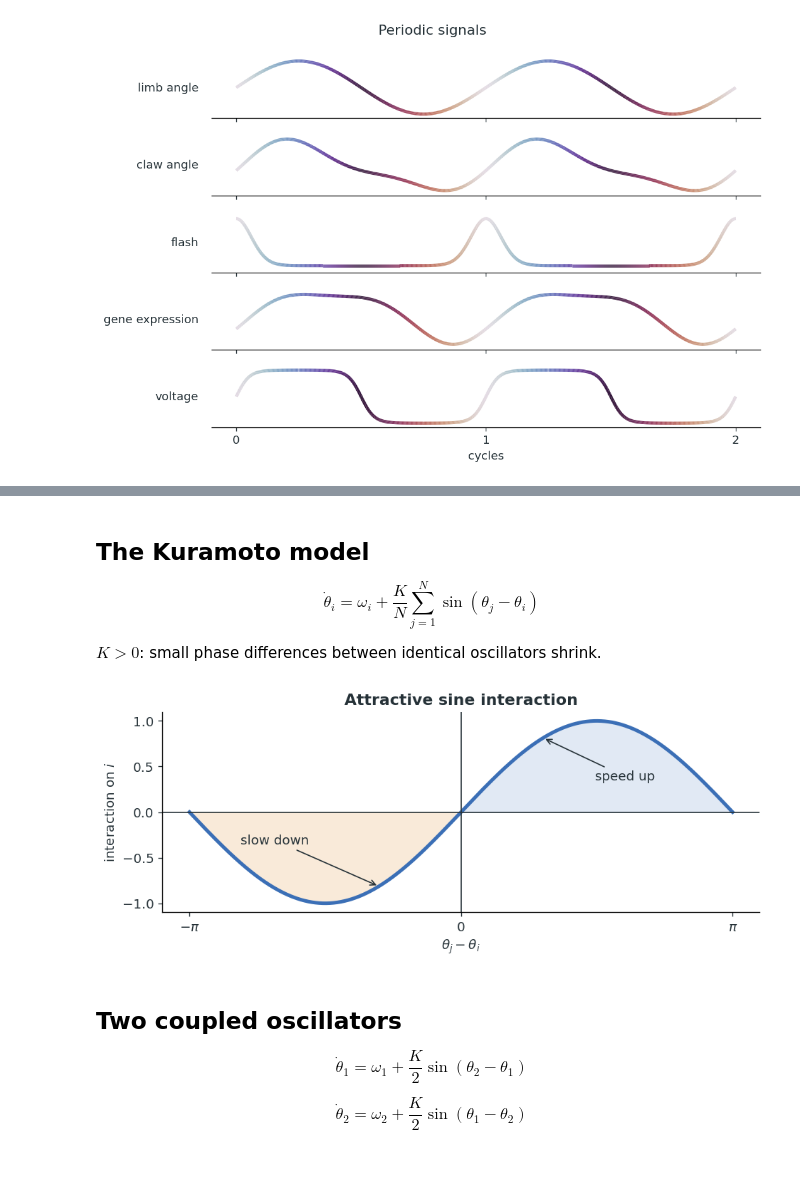
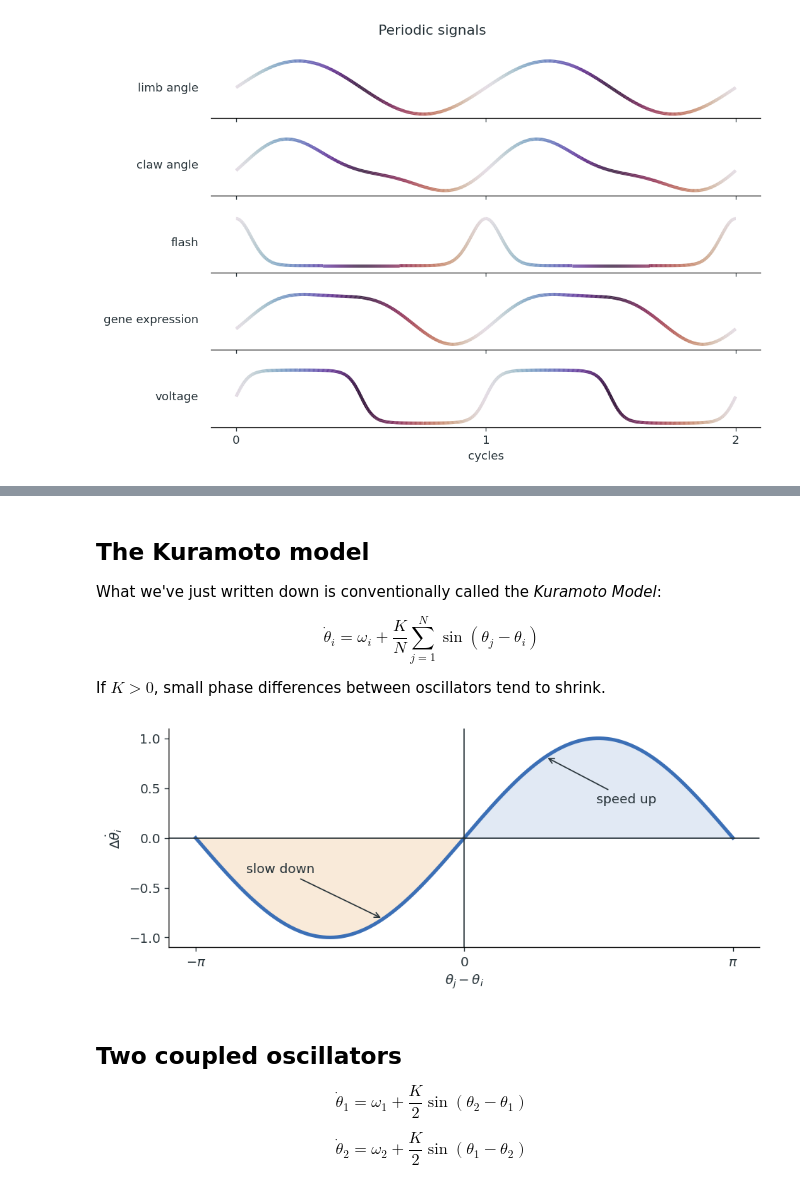
Before and after one commit to shaevitz/567-Crowd-Control, a Jupyter notebook: lectures/lecture-03-kuramoto-model.ipynb, the cells around one changed output, grey strips where cells are left out. Saved outputs shown, nothing was run; the diff lists cells and outputs as text; code cells hidden in the pictures.

```diff
--- a/lectures/lecture-03-kuramoto-model.ipynb
+++ b/lectures/lecture-03-kuramoto-model.ipynb
@@ -280,5 +379,7 @@ plt.show()
 # %% [markdown]
 ## The Kuramoto model
+
+What we've just written down is conventionally called the *Kuramoto Model*:
 
 $$
 \boxed{
@@ -291,37 +392,36 @@ $$
 }
 $$
 
-$K>0$: small phase differences between identical oscillators shrink.
+If $K>0$, small phase differences between oscillators tend to shrink.
 # %%
 phi = np.linspace(-np.pi, np.pi, 600)
 
 fig, ax = plt.subplots(figsize=(8, 3.4))
 ax.plot(phi, np.sin(phi), color=BLUE, lw=3)
 ax.fill_between(
     phi, 0, np.sin(phi),
     where=(phi > 0), color=BLUE, alpha=0.15
 )
 ax.fill_between(
     phi, 0, np.sin(phi),
     where=(phi < 0), color=ORANGE, alpha=0.15
 )
 ax.axhline(0, color=INK, lw=1)
 ax.axvline(0, color=INK, lw=1)
 ax.annotate("speed up", (0.95, np.sin(0.95)), xytext=(1.55, 0.35),
             arrowprops={"arrowstyle": "->", "color": INK})
 ax.annotate("slow down", (-0.95, np.sin(-0.95)), xytext=(-2.55, -0.35),
             arrowprops={"arrowstyle": "->", "color": INK})
 ax.set(
     xlabel=r"$\theta_j-\theta_i$",
-    ylabel=r"interaction on $i$",
+    ylabel=r"$\Delta \dot \theta_i$",
     xticks=[-np.pi, 0, np.pi],
-    xticklabels=[r"$-\pi$", "0", r"$\pi$"],
-    title="Attractive sine interaction",
+    xticklabels=[r"$-\pi$", "0", r"$\pi$"]
 )
 fig.tight_layout()
 plt.show()
 # %% [output]
-[figure, old version]
+[figure, new version]
 # %% [markdown]
 ## Two coupled oscillators
 
```
Also changed, not shown: parts of 61 cells of this notebook, 1 other file.
